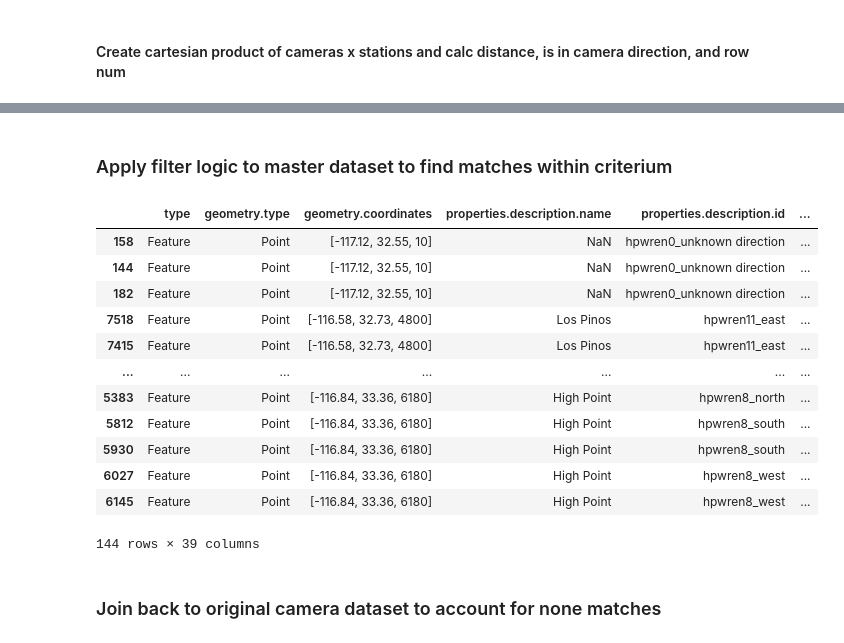
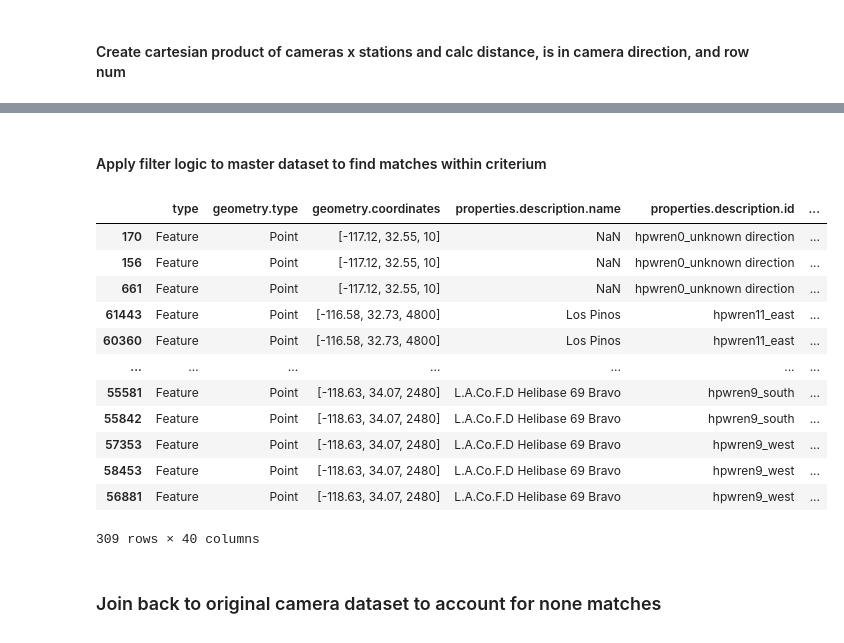
Before and after one commit to shaneluna/smokeynet-engineering, a Jupyter notebook: notebooks/weather/weather_process.ipynb, the cells around one changed output, grey strips where cells are left out. Cells and saved outputs as stored; diff of their text form; code cells hidden in the pictures.

```diff
--- a/notebooks/weather/weather_process.ipynb
+++ b/notebooks/weather/weather_process.ipynb
@@ -234,16 +194,16 @@ Currently assumes the following:
 # %% [markdown]
 #### Read station metadata and convert to geodataframe
 # %%
-stations_sdge_df = pd.read_csv("../../data/raw/station_metadata_sdge.csv")
+stations_df = pd.read_csv("../../data/raw/station_metadata.csv")
 
 station_geometry = [
-    Point(xy) for xy in zip(stations_sdge_df.LONGITUDE, stations_sdge_df.LATITUDE)
+    Point(xy) for xy in zip(stations_df.LONGITUDE, stations_df.LATITUDE)
 ]
 
 # Convert df to geopandas df and append geometry column
-stations_sdge_gdf = GeoDataFrame(
-    stations_sdge_df, crs="EPSG:4326", geometry=station_geometry
+stations_gdf = GeoDataFrame(
+    stations_df, crs="EPSG:4326", geometry=station_geometry
 )  # epsg code 4326 = wgs84
-stations_stid_sdge_gdf = stations_sdge_gdf[["STID", "geometry"]]
-stations_stid_sdge_gdf
+stations_stid_gdf = stations_gdf[["STID", "SHORTNAME", "geometry"]]
+stations_stid_gdf
 # %% [output]
@@ -274,11 +234,12 @@ Num cross product: 22145
 #### Create cartesian product of cameras x stations and calc distance, is in camera direction, and row num
 # %%
 # Create cartesian product of all camera x stations
-cross_join_df = hpwren_cameras_metadata_gdf.merge(stations_stid_sdge_gdf, how="cross")
+cross_join_df = hpwren_cameras_metadata_gdf.merge(stations_stid_gdf, how="cross")
 cross_join_df = cross_join_df.rename(
     columns={
         "geometry_x": "geometry",
         "STID": "stid",
+        "SHORTNAME": "shortname",
         "geometry_y": "geometry_station",
     }
 )
@@ -337,6 +310,18 @@ cross_join_gdf["is_in_direction"] = cross_join_gdf.apply(
 cross_join_gdf = cross_join_gdf.sort_values(
     ["properties.description.id", "distance_mi"], ascending=[True, True]
 )
-cross_join_gdf["rn"] = (
-    cross_join_gdf.groupby(["properties.description.id"]).cumcount() + 1
+
+# filter out the not in directions for proper cumcount
+cross_join_filter_gdf = cross_join_gdf[
+    cross_join_gdf["is_in_direction"] != False
+].copy()
+
+# manually filter out known stations with null percentages > 20%
+stations_to_filter_out = ["HP003", "HP006", "HP015", "HP025"]
+cross_join_filter_gdf = cross_join_filter_gdf[
+    ~cross_join_filter_gdf["stid"].isin(stations_to_filter_out)
+].copy()
+
+cross_join_filter_gdf["rn"] = (
+    cross_join_filter_gdf.groupby(["properties.description.id"]).cumcount() + 1
 )
@@ -359,31 +344,26 @@ cross_join_gdf
 # %% [markdown]
-### Apply filter logic to master dataset to find matches within criterium
+#### Apply filter logic to master dataset to find matches within criterium
 # %%
-###############
-MILES = 35
-CLOSEST_X = 3
-###############
-
-cross_join_matches_gdf = cross_join_gdf[
-    (cross_join_gdf["distance_mi"] <= MILES)
-    & (cross_join_gdf["is_in_direction"] != False)
-    & (cross_join_gdf["rn"] <= CLOSEST_X)
+cross_join_matches_gdf = cross_join_filter_gdf[
+    (cross_join_filter_gdf["distance_mi"] <= MILES)
+    & (cross_join_filter_gdf["is_in_direction"] != False)
+    & (cross_join_filter_gdf["rn"] <= CLOSEST_X)
 ].copy()
 cross_join_matches_gdf
 # %% [output]
 |  | type | geometry.type | geometry.coordinates | properties.description.name | properties.description.id | ... |
-| 158 | Feature | Point | [-117.12, 32.55, 10] | NaN | hpwren0_unknown direction | ... |
-| 144 | Feature | Point | [-117.12, 32.55, 10] | NaN | hpwren0_unknown direction | ... |
-| 182 | Feature | Point | [-117.12, 32.55, 10] | NaN | hpwren0_unknown direction | ... |
-| 7518 | Feature | Point | [-116.58, 32.73, 4800] | Los Pinos | hpwren11_east | ... |
-| 7415 | Feature | Point | [-116.58, 32.73, 4800] | Los Pinos | hpwren11_east | ... |
+| 170 | Feature | Point | [-117.12, 32.55, 10] | NaN | hpwren0_unknown direction | ... |
+| 156 | Feature | Point | [-117.12, 32.55, 10] | NaN | hpwren0_unknown direction | ... |
+| 661 | Feature | Point | [-117.12, 32.55, 10] | NaN | hpwren0_unknown direction | ... |
+| 61443 | Feature | Point | [-116.58, 32.73, 4800] | Los Pinos | hpwren11_east | ... |
+| 60360 | Feature | Point | [-116.58, 32.73, 4800] | Los Pinos | hpwren11_east | ... |
 | ... | ... | ... | ... | ... | ... | ... |
-| 5383 | Feature | Point | [-116.84, 33.36, 6180] | High Point | hpwren8_north | ... |
-| 5812 | Feature | Point | [-116.84, 33.36, 6180] | High Point | hpwren8_south | ... |
-| 5930 | Feature | Point | [-116.84, 33.36, 6180] | High Point | hpwren8_south | ... |
-| 6027 | Feature | Point | [-116.84, 33.36, 6180] | High Point | hpwren8_west | ... |
-| 6145 | Feature | Point | [-116.84, 33.36, 6180] | High Point | hpwren8_west | ... |
+| 55581 | Feature | Point | [-118.63, 34.07, 2480] | L.A.Co.F.D Helibase 69 Bravo | hpwren9_south | ... |
+| 55842 | Feature | Point | [-118.63, 34.07, 2480] | L.A.Co.F.D Helibase 69 Bravo | hpwren9_south | ... |
+| 57353 | Feature | Point | [-118.63, 34.07, 2480] | L.A.Co.F.D Helibase 69 Bravo | hpwren9_west | ... |
+| 58453 | Feature | Point | [-118.63, 34.07, 2480] | L.A.Co.F.D Helibase 69 Bravo | hpwren9_west | ... |
+| 56881 | Feature | Point | [-118.63, 34.07, 2480] | L.A.Co.F.D Helibase 69 Bravo | hpwren9_west | ... |
-144 rows × 39 columns
+309 rows × 40 columns
 # %% [markdown]
 ### Join back to original camera dataset to account for none matches
 # %%
```
Also changed, not shown: parts of 43 cells of this notebook, 5 other files.
